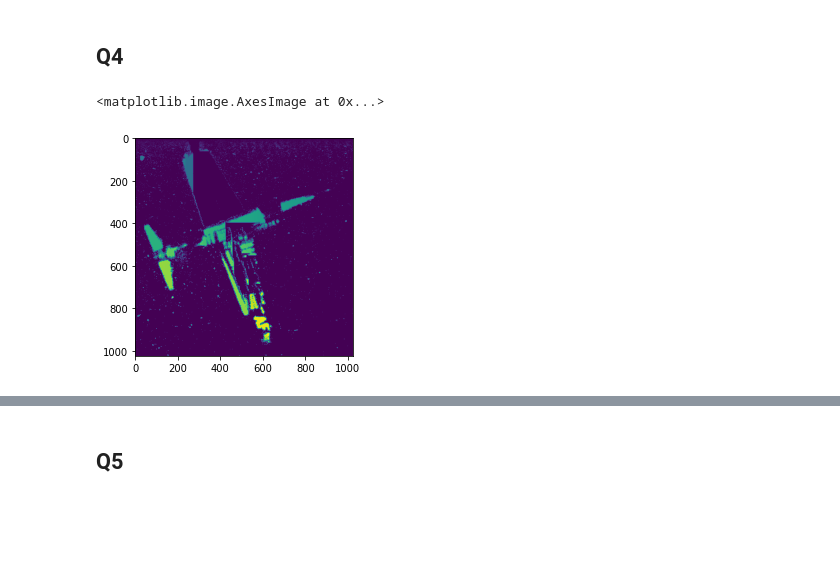
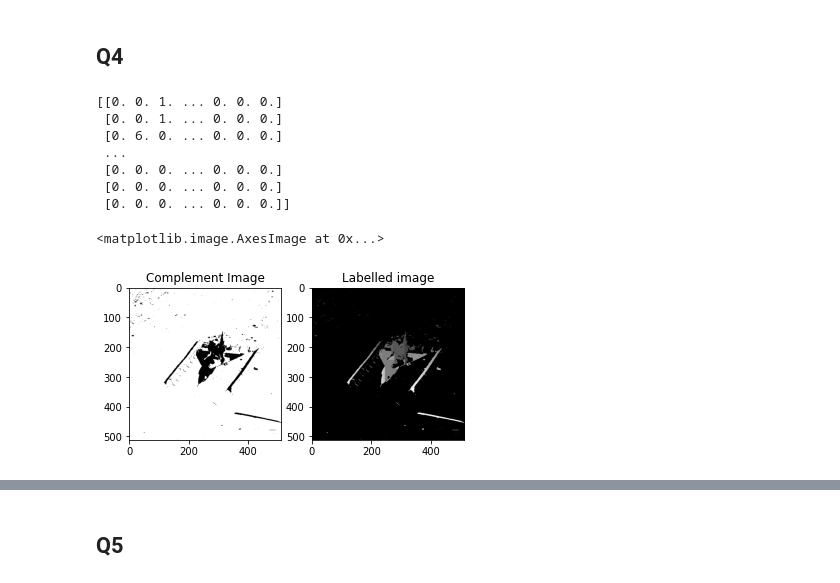
Before and after one commit to TUdayKiranReddy/IVP, a Jupyter notebook: Assignments/Assignment 1/EE19BTECH11038-HW1.ipynb, the cells around one changed output, grey strips where cells are left out. Cells and saved outputs as stored; diff of their text form; code cells hidden in the pictures; blank space fills up the shorter version.

```diff
--- a/Assignments/Assignment 1/EE19BTECH11038-HW1.ipynb
+++ b/Assignments/Assignment 1/EE19BTECH11038-HW1.ipynb
@@ -98,0 +119,2 @@ plt.imshow(bin_img, cmap='gray')
+# %%
+var, t = otsu_algo_a(img, Nbits)
@@ -98,0 +123,4 @@ plt.imshow(bin_img, cmap='gray')
+# %%
+print("Optimal threshould is {} for which intra-class variance is {}.".format(t, var))
+bin_img = thresh(img, t)
+plt.imshow(bin_img, cmap='gray')
@@ -102,14 +134,15 @@ plt.imshow(bin_img, cmap='gray')
 ## Q4
 # %%
 def complement(bin_I):
-    for i in range(bin_I.shape[0]):
-        for j in range(bin_I.shape[1]):
-            bin_I[i, j] = not bin_I[i, j]
-    return bin_I
+    c_bin_I = bin_I.copy()
+    for i in range(c_bin_I.shape[0]):
+        for j in range(c_bin_I.shape[1]):
+            c_bin_I[i, j] = 1 - c_bin_I[i, j]
+    return c_bin_I
 
 def connected_component(bin_I):
     R = np.zeros(bin_I.shape)
-    k = 0
+    k = 1
     for i in range(bin_I.shape[0]):
         for j in range(bin_I.shape[1]):
             if(i == 0 and j == 0):
@@ -131,7 +164,10 @@ def connected_component(bin_I):
             else:
                 if(bin_I[i, j] == 0):
                     if(bin_I[i-1, j] == 0 and bin_I[i, j-1] == 0):
-                        R[i, j] = min(R[i-1, j], R[i, j-1])
+                        if(R[i-1, j] != R[i, j-1]):
+                            R[i, j] = min(R[i-1, j], R[i, j-1])
+                        else:
+                            R[i, j] = min(R[i-1, j], R[i, j-1])
                     elif(bin_I[i-1, j] == 0):
                         R[i, j] = R[i-1, j]
                     elif(bin_I[i, j-1] == 0):
@@ -142,9 +178,23 @@ def connected_component(bin_I):
     return R
 # %%
 c_bin_img = complement(bin_img)
-R = connected_component(c_bin_img)
+R = connected_component(bin_img)
+print(R)
+# %% [output]
+[[0. 0. 1. ... 0. 0. 0.]
+ [0. 0. 1. ... 0. 0. 0.]
+ [0. 6. 0. ... 0. 0. 0.]
+ ...
+ [0. 0. 0. ... 0. 0. 0.]
+ [0. 0. 0. ... 0. 0. 0.]
+ [0. 0. 0. ... 0. 0. 0.]]
 # %%
-plt.imshow(R)
+plt.subplot(1, 2, 1)
+plt.title("Complement Image")
+plt.imshow(bin_img, cmap="gray")
+plt.subplot(1, 2, 2)
+plt.title("Labelled image")
+plt.imshow(255*R/np.max(R), cmap="gray")
 # %% [output]
 <matplotlib.image.AxesImage at 0x...>
-[figure, old version]
+[figure, new version]
```
Also changed, not shown: parts of 10 cells of this notebook.
